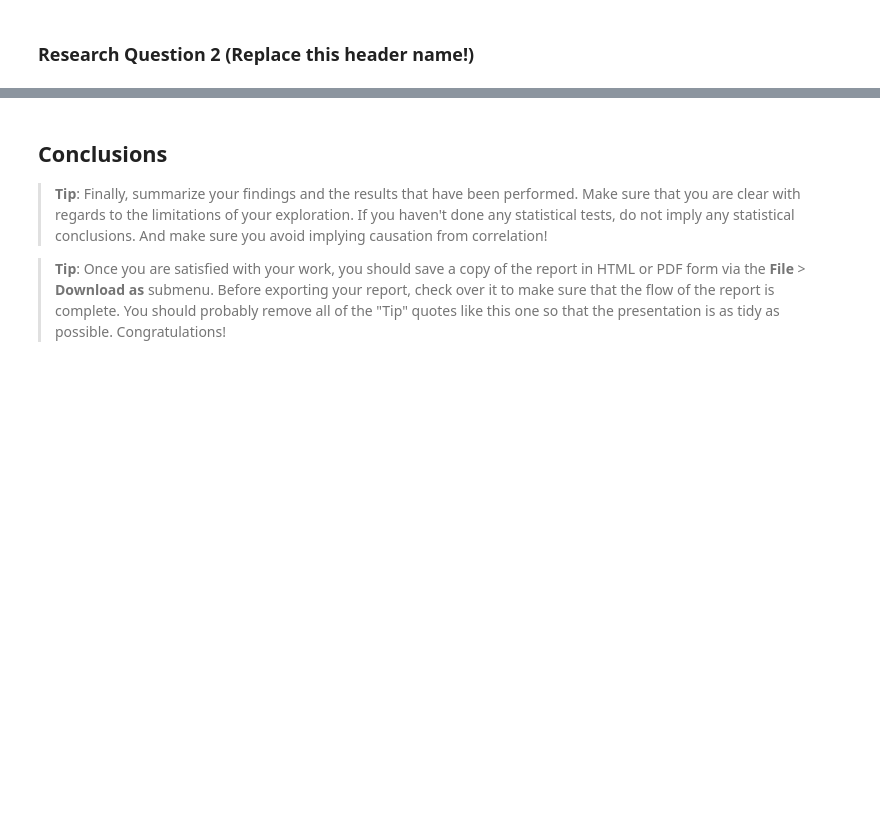
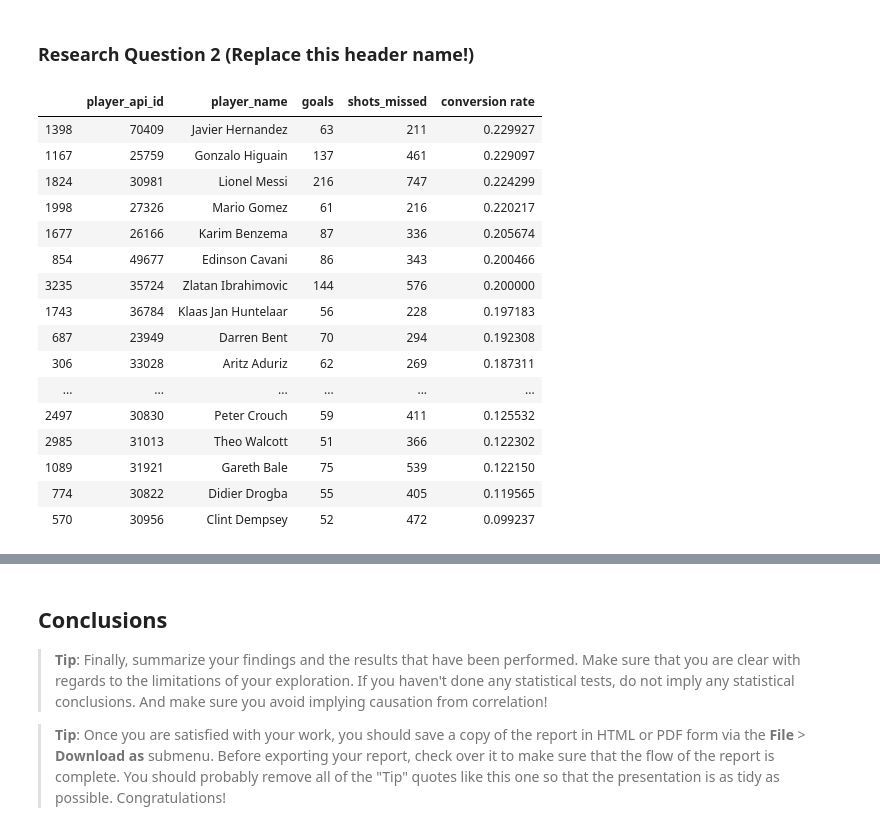
Before and after one commit to normannexo/jupyter_data_science, a Jupyter notebook: Soccer project.ipynb, the cells around one changed output, grey strips where cells are left out. Saved outputs shown, nothing was run; the diff lists cells and outputs as text; code cells hidden in the pictures; blank space fills up the shorter version.

```diff
--- a/Soccer project.ipynb
+++ b/Soccer project.ipynb
@@ -109,7 +116,7 @@ def build_possession_row_from_xml(xmlstring, matchid):
         #return value is a list of dictionaries
         return rows
 
-# Helper function to extract xml data from the columns shotson and shotsoff of df_match
+# Helper function to extract xml data from the columns shoton,shotoff and goals of df_match
 def build_shotlists_from_xml(xmlstring, matchid):
     root = ET.fromstring(xmlstring)
 
@@ -119,8 +126,13 @@ def build_shotlists_from_xml(xmlstring, matchid):
         team = node.findtext("team") if node is not None else None
         type_s = node.findtext("type") if node is not None else None
         player = node.findtext("player1") if node is not None else None
-        rows.append({"match_id": matchid, "elapsed": elapsed, "team": team, "player": player,
-                     "type": type_s})
+        subtype = node.findtext('subtype') if node is not None else None
+        goalno = node.findtext('stats/goal') if node is not None else None
+        shotonno = node.findtext('stats/shoton') if node is not None else None
+        shotoffno = node.findtext('stats/shotoff') if node is not None else None
+
+        rows.append({"match_id": matchid, "elapsed": elapsed, "team": team, "player": player, "subtype" : subtype,
+                     "type": type_s, 'goal_no' : goalno, 'shoton_no' : shotonno, 'shotoff_no' : shotoffno, 'shotcnt': 1})
     if rows.count == 0:
         return  None
     else:
@@ -181,9 +196,15 @@ rows_on = df_match.apply(lambda x : build_shotlists_from_xml(x['shoton'], x['mat
 df_shoton = pd.DataFrame(flatten(rows_on.values.tolist()))
 rows_off = df_match.apply(lambda x : build_shotlists_from_xml(x['shotoff'], x['match_id']), axis=1)
 df_shotoff = pd.DataFrame(flatten(rows_off.values.tolist()))
-df_shots = pd.concat([df_shotoff, df_shoton])
-df_shots[df_shots['match_id']==1729].sort_values(by=['elapsed'])
-df_shots['player'] = pd.to_numeric(df_shots['player'], downcast='integer', errors='coerce')
+rows_goals = df_match.apply(lambda x : build_shotlists_from_xml(x['goal'], x['match_id']), axis=1)
+df_goal = pd.DataFrame(flatten(rows_goals.values.tolist()))
+df_shots = pd.concat([df_shotoff, df_shoton, df_goal])
+#df_shots[df_shots['match_id']==1729].sort_values(by=['elapsed'])
+df_shots['player'] = pd.to_numeric(df_shots['player'], errors='coerce')
+df_shots['team'] = pd.to_numeric(df_shots['team'],  errors='coerce')
+
 #df_shots['player'] = df_shots[df_shots['player'].notnull()]['player'].astype('int64')
+df_shots.reset_index()
+df_shots.head()
 df_shots.dtypes
 # %% [output]
@@ -223,0 +301,38 @@ dtype: int64
+# %%
+df_match_shots = df_match.merge(df_shots, on='match_id')
+# possession, shoton, shotoff, goals not needed in df_match_shots:
+df_match_shots.drop(['possession', 'shoton', 'shotoff', 'goal'], axis=1, inplace=True)
+df_match_shots[(df_match_shots['type'] == 'goal') & (df_match_shots['subtype'].isin(['saved', 'missed', 'crossbar', 'post','saved_back_into_play', 'saved']))]
+# there are some subtypes of type goal which actually aren't goals:
+no_goals_list = ['saved', 'missed', 'crossbar', 'post','saved_back_into_play', 'saved']
+#df_match_shots[(df_match_shots['type'] == 'goal')]['subtype'].value_counts()
+#create new column goalQ - True if shot was a goal, False if not
+df_match_shots['goalQ'] = (df_match_shots['type'] == 'goal') & (~df_match_shots['subtype'].isin(no_goals_list))
+df_player_shots = df_match_shots.groupby(['player', 'goalQ'])['shotcnt'].sum().reset_index()
+df_player_shots
+df_player_plus = None
+df_player_plus = df_player.merge(df_player_shots[df_player_shots['goalQ']==True], left_on='player_api_id', right_on='player')
+df_player_plus = df_player_plus.merge(df_player_shots[df_player_shots['goalQ']==False], left_on='player_api_id', right_on='player')
+df_player_plus.drop(['player_x', 'goalQ_x', 'player_y', 'goalQ_y'], axis=1, inplace=True)
+df_player_plus.rename(columns={"shotcnt_x":"goals", "shotcnt_y":"shots_missed"}, inplace=True)
+df_player_plus['conversion rate'] = df_player_plus['goals'] / (df_player_plus['goals'] + df_player_plus['shots_missed'])
+df_player_plus.sort_values(by='conversion rate', ascending=False)
+df_player_plus[df_player_plus['goals']>50].sort_values(by='conversion rate', ascending=False)
+# %% [output]
+|  | player_api_id | player_name | goals | shots_missed | conversion rate |
+| 1398 | 70409 | Javier Hernandez | 63 | 211 | 0.229927 |
+| 1167 | 25759 | Gonzalo Higuain | 137 | 461 | 0.229097 |
+| 1824 | 30981 | Lionel Messi | 216 | 747 | 0.224299 |
+| 1998 | 27326 | Mario Gomez | 61 | 216 | 0.220217 |
+| 1677 | 26166 | Karim Benzema | 87 | 336 | 0.205674 |
+| 854 | 49677 | Edinson Cavani | 86 | 343 | 0.200466 |
+| 3235 | 35724 | Zlatan Ibrahimovic | 144 | 576 | 0.200000 |
+| 1743 | 36784 | Klaas Jan Huntelaar | 56 | 228 | 0.197183 |
+| 687 | 23949 | Darren Bent | 70 | 294 | 0.192308 |
+| 306 | 33028 | Aritz Aduriz | 62 | 269 | 0.187311 |
+| ... | ... | ... | ... | ... | ... |
+| 2497 | 30830 | Peter Crouch | 59 | 411 | 0.125532 |
+| 2985 | 31013 | Theo Walcott | 51 | 366 | 0.122302 |
+| 1089 | 31921 | Gareth Bale | 75 | 539 | 0.122150 |
+| 774 | 30822 | Didier Drogba | 55 | 405 | 0.119565 |
+| 570 | 30956 | Clint Dempsey | 52 | 472 | 0.099237 |
```
Also changed, not shown: parts of 14 cells of this notebook.
